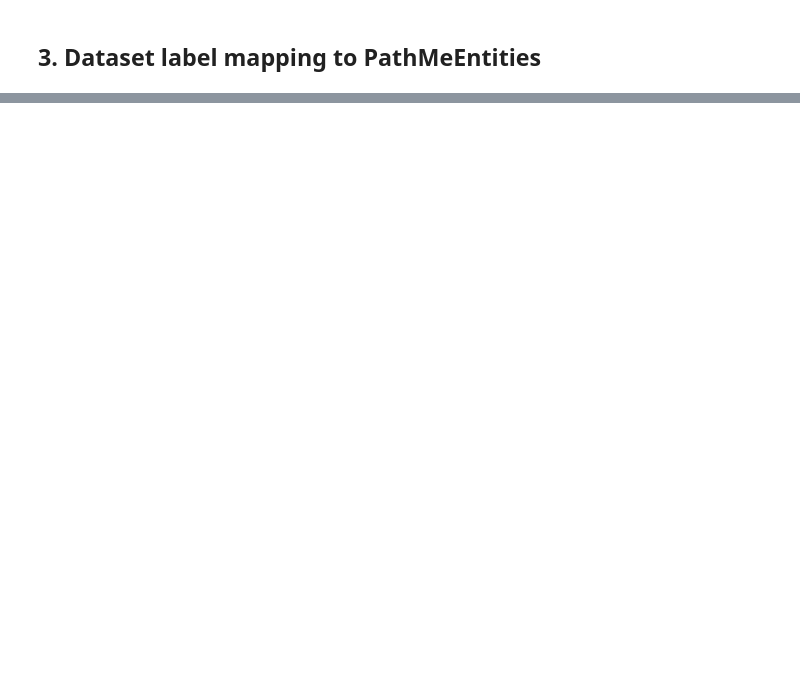
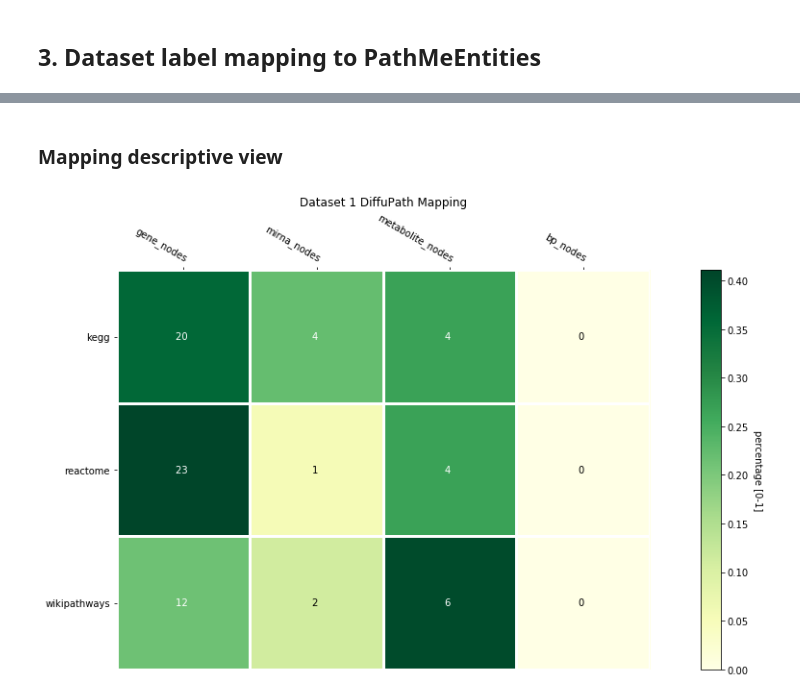
Before and after one commit to multipaths/Results, a Jupyter notebook: notebooks/random_cross_validation/by_db_validation/kegg/ValidationSet3_kegg.ipynb, the cells around one changed output, grey strips where cells are left out. Cells and saved outputs as stored; diff of their text form; code cells hidden in the pictures; blank space fills up the shorter version.

Commit message:
By database kegg notebooks refactor and cleaning

```diff
--- a/notebooks/random_cross_validation/by_db_validation/kegg/ValidationSet3_kegg.ipynb
+++ b/notebooks/random_cross_validation/by_db_validation/kegg/ValidationSet3_kegg.ipynb
@@ -168,2 +221,4 @@ It took:  78.13487267494202  seconds
+# %%
+mirnas = dataset3_labels_by_omics['micrornas']
 # %% [markdown]
 ## 3. Dataset label mapping to PathMeEntities
@@ -184,4 +235,4 @@ Global mapping:  (1605) 31.706835242986962%
 # %%
-mapping_by_entity, _, _ = get_mapping_subsets(dataset3_labels_by_omics, background_labels, 'entity type/omic', mirnas=mirnas_dataset)
+mapping_by_entity, _, _ = get_mapping_subsets(dataset3_labels_by_omics, background_labels, 'entity type/omic', mirnas=mirnas)
 # %% [output]
 Mapping by entity type/omic:
@@ -286,0 +282,26 @@ with open('metrics_by_method_set3_kegg.txt', 'w') as outfile:
+# %% [markdown]
+### Mapping descriptive view
+# %%
+all_count = []
+all_percentage = []
+
+entity_type_map = {'metabolite_nodes': 'metabolite', 'mirna_nodes': 'micrornas', 'gene_nodes': 'genes',
+                    'bp_nodes': 'bps'}
+
+for db_name, entities_by_type in mapping_by_database_and_entity.items():
+    db_count = []
+    db_percentage = []
+
+    for entity_type, entities_tupple in entities_by_type[0].items():
+        db_count.append(len(entities_tupple[0]))
+        db_percentage.append(entities_tupple[1])
+
+
+    all_count.append(db_count)
+    all_percentage.append(db_percentage)
+
+db_count = []
+db_percentage = []
+for entity, entities_tupple in mapping_by_entity.items():
+    db_count.append(len(entities_tupple[0]))
+    db_percentage.append(entities_tupple[1])
@@ -286,0 +319,10 @@ with open('metrics_by_method_set3_kegg.txt', 'w') as outfile:
+# %%
+databases = mapping_by_database_and_entity.keys()
+entity_types = mapping_by_database_and_entity['kegg'][0].keys()
+
+entity_number = np.array(all_percentage)
+entity_count = np.array(all_count)
+# %%
+show_heatmap(entity_number, entity_count, databases, entity_types)
+# %% [output]
+[figure, added]
```
Also changed, not shown: parts of 103 cells of this notebook.
